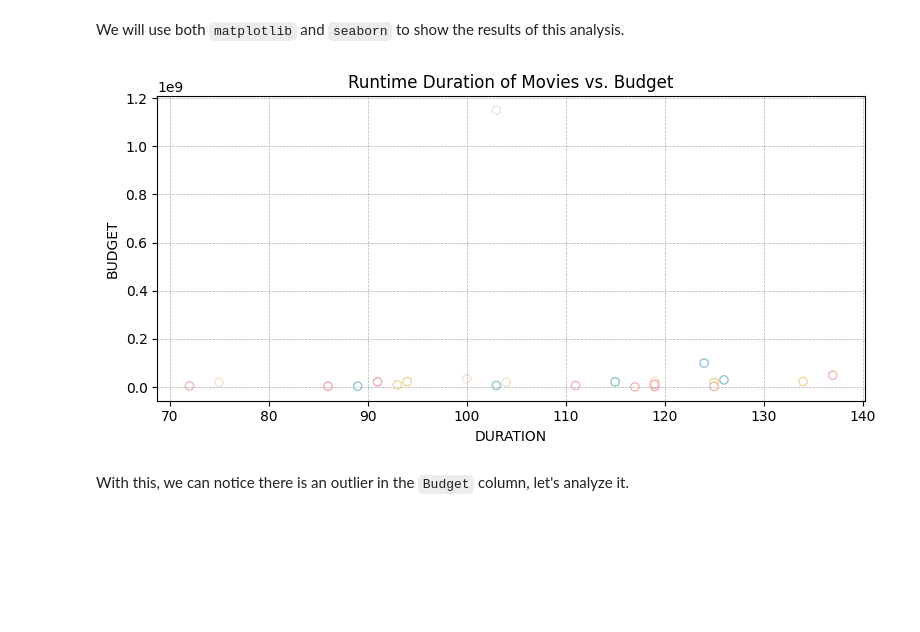
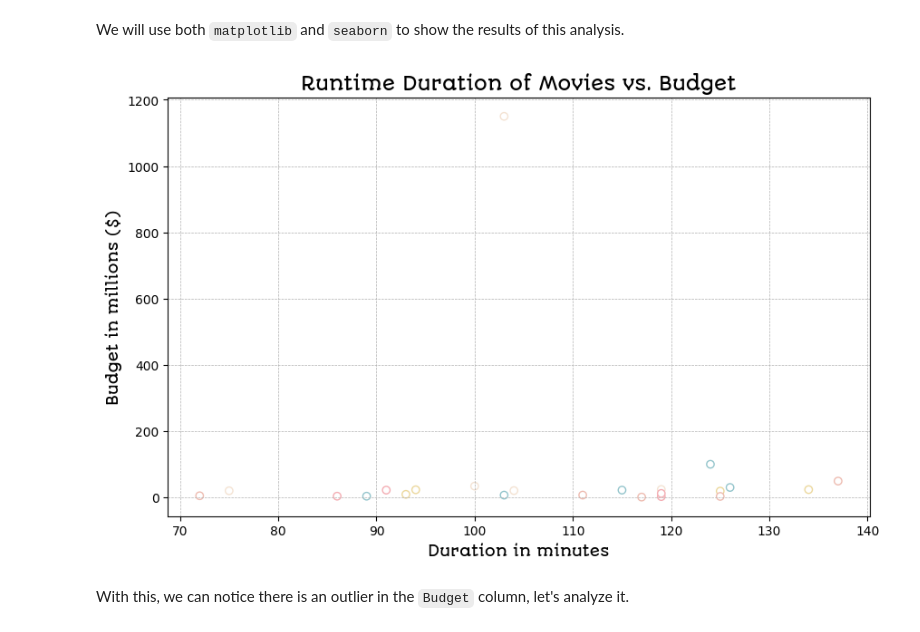
Before and after one commit to sarahi-capi/ghibli-data-analysis, a Jupyter notebook: notebooks/02_exploratory_data_analysis.ipynb, the cells around one changed output. Cells and saved outputs as stored; diff of their text form; code cells hidden in the pictures; blank space fills up the shorter version.

Commit message:
Formatting Scatter Plot and changing plot font

```diff
--- a/notebooks/02_exploratory_data_analysis.ipynb
+++ b/notebooks/02_exploratory_data_analysis.ipynb
@@ -43,3 +43,5 @@ palette_text = ['#ADB7C0', '#A6A0A0']
+# %%
+plot_font = font_manager.FontProperties(fname = "../assets/AutourOne-Regular.ttf")
 # %% [markdown]
 ## Quest 1: Runtime vs. Budget
 
@@ -49,19 +51,24 @@ We will use both `matplotlib` and `seaborn` to show the results of this analysis
 # %%
 # Extracting Budget and Duration from the database to compare them
 x = studio_ghibli["Duration"].dt.seconds / 60 # This will convert the values we have to minutes. Easier to visualize
-y = studio_ghibli["Budget"]
+y = studio_ghibli["Budget"] / 1E6 # To see a better million format
 # %%
 # Scatter Plot
-plt.figure(figsize = (8,4)) # 8 x 4 inches plot
+plt.figure(figsize = (10,6)) # 10 x 6 inches plot
 plt.scatter(x, y, c = 'w', edgecolor = palette)
-plt.title('Runtime Duration of Movies vs. Budget')
-plt.xlabel('DURATION')
-plt.ylabel('BUDGET')
+plt.title("Runtime Duration of Movies vs. Budget",
+          fontproperties = plot_font,
+          fontsize = 15)
+plt.xlabel("Duration in minutes",
+           fontproperties = plot_font,
+           fontsize = 12)
+plt.ylabel("Budget in millions ($)",
+           fontproperties = plot_font,
+           fontsize = 12)
 plt.grid(True, which = 'both', linestyle = '--', linewidth = 0.5)
-plt.tight_layout()
 plt.show()
 # %% [output]
-[figure, old version]
+[figure, new version]
 # %% [markdown]
 With this, we can notice there is an outlier in the `Budget` column, let's analyze it.
 # %%
```
Also changed, not shown: parts of 4 cells of this notebook, 1 other file.
